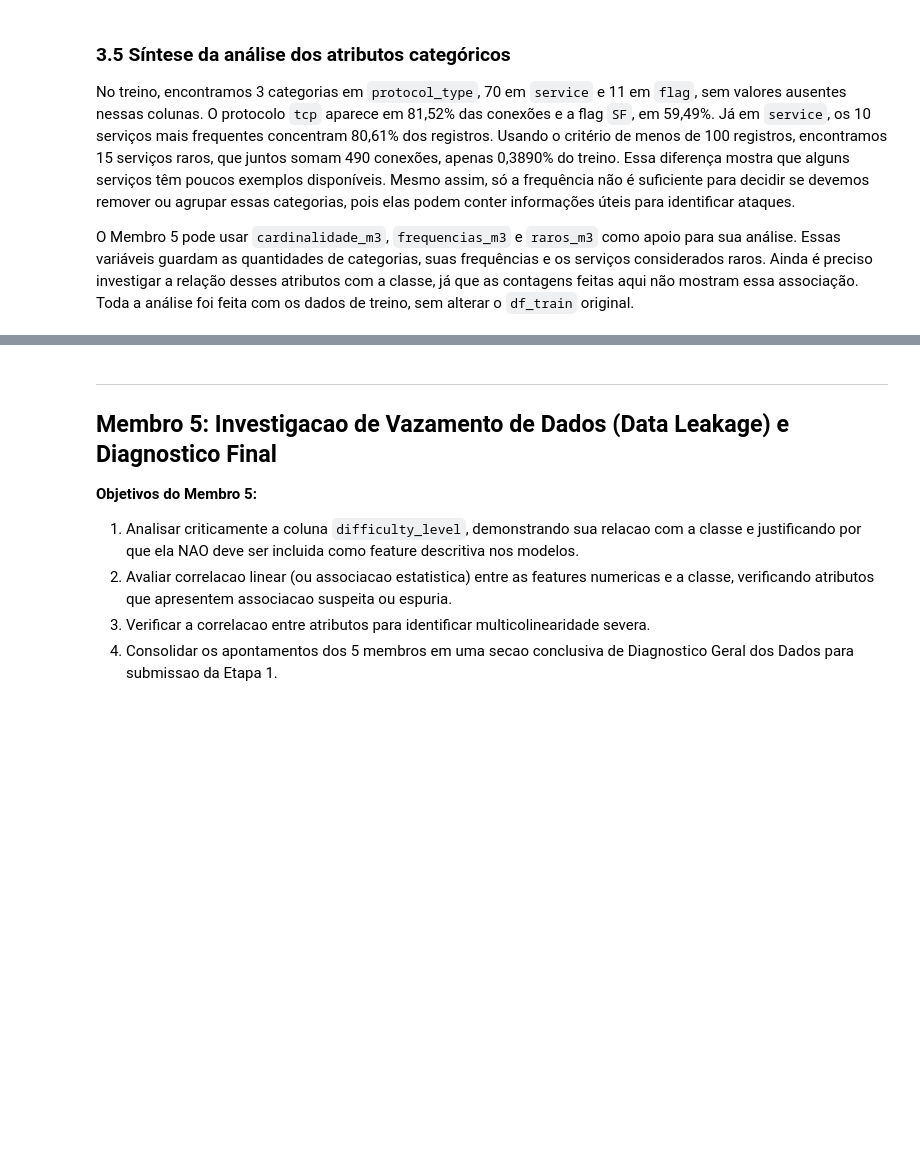
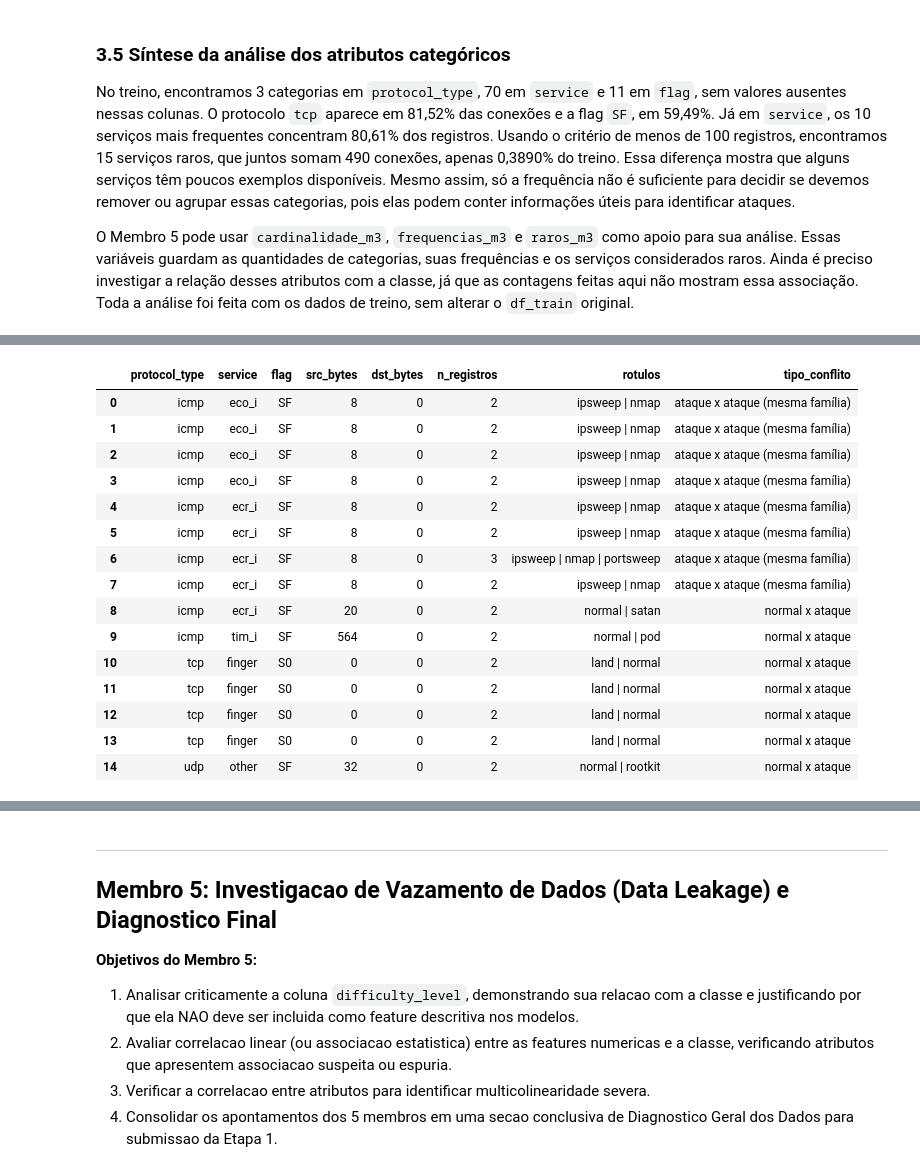
Before and after one commit to matheusmra/tp-ia, a Jupyter notebook: notebooks/01_analise_exploratoria.ipynb, the cells around one changed output, grey strips where cells are left out. Saved outputs shown, nothing was run; the diff lists cells and outputs as text; code cells hidden in the pictures; blank space fills up the shorter version.

Commit message:
Deteccao de Redundancias, Atributos Constantes e Inconsistencias

```diff
--- a/notebooks/01_analise_exploratoria.ipynb
+++ b/notebooks/01_analise_exploratoria.ipynb
@@ -795,0 +850,71 @@ O Membro 5 pode usar `cardinalidade_m3`, `frequencias_m3` e `raros_m3` como apoi
+# %%
+# 4.2 Conflitos de rótulo: mesmos 41 atributos, rótulos diferentes.
+sub_dup_m4 = df_train.loc[mascara_dup_parcial, ATRIB_M4 + [COL_ROTULO_M4]].copy()
+sub_dup_m4["familia"] = sub_dup_m4[COL_ROTULO_M4].map(ATTACK_MAPPING)
+assert sub_dup_m4["familia"].notna().all(), "Rótulo sem mapeamento em ATTACK_MAPPING"
+
+def _maior_contagem(s):
+    return int(s.value_counts().iloc[0])
+
+grupos_m4 = (
+    sub_dup_m4.groupby(ATRIB_M4, sort=False, dropna=False)
+    .agg(
+        n_registros=(COL_ROTULO_M4, "size"),
+        n_rotulos=(COL_ROTULO_M4, "nunique"),
+        n_familias=("familia", "nunique"),
+        rotulos=(COL_ROTULO_M4, lambda s: " | ".join(sorted(s.unique()))),
+        maior_rotulo=(COL_ROTULO_M4, _maior_contagem),
+        maior_familia=("familia", _maior_contagem),
+    )
+    .reset_index()
+)
+
+def _tipo_conflito(linha):
+    if linha["n_rotulos"] == 1:
+        return "sem conflito"
+    if "normal" in linha["rotulos"].split(" | "):
+        return "normal x ataque"
+    if linha["n_familias"] == 1:
+        return "ataque x ataque (mesma família)"
+    return "ataque x ataque (famílias distintas)"
+
+grupos_m4["tipo_conflito"] = grupos_m4.apply(_tipo_conflito, axis=1)
+conflitos_m4 = grupos_m4[grupos_m4["n_rotulos"] > 1].copy()
+conflitos_familia_m4 = conflitos_m4[conflitos_m4["n_familias"] > 1]
+
+n_grupos_repetidos = len(grupos_m4)
+n_grupos_conflito = len(conflitos_m4)
+n_linhas_conflito = int(conflitos_m4["n_registros"].sum())
+erro_min_rotulos = int((conflitos_m4["n_registros"] - conflitos_m4["maior_rotulo"]).sum())
+erro_min_familias = int((conflitos_m4["n_registros"] - conflitos_m4["maior_familia"]).sum())
+
+print(f"Grupos de atributos repetidos: {n_grupos_repetidos}")
+print(f"Grupos com rótulos divergentes: {n_grupos_conflito} ({n_linhas_conflito} linhas, "
+      f"{100 * n_linhas_conflito / n_treino_m4:.4f}% do treino)")
+print(f"Grupos que continuam em conflito na visão de 5 famílias: {len(conflitos_familia_m4)}")
+print(f"Erro mínimo inevitável (resubstituição): {erro_min_rotulos} registros nos 23 rótulos "
+      f"({100 * erro_min_rotulos / n_treino_m4:.4f}% do treino); "
+      f"{erro_min_familias} nas 5 famílias ({100 * erro_min_familias / n_treino_m4:.4f}%)")
+
+print("\nTipos de conflito (grupos e linhas):")
+display(conflitos_m4.groupby("tipo_conflito").agg(
+    grupos=("n_registros", "size"), linhas=("n_registros", "sum")))
+
+print("Conflitos por protocolo (grupos):")
+display(conflitos_m4["protocol_type"].value_counts().rename("grupos").to_frame())
+
+print("Grupos em conflito:")
+with pd.option_context("display.max_colwidth", None, "display.width", 220):
+    display(conflitos_m4.sort_values(["protocol_type", "service", "flag", "src_bytes"])[
+        ["protocol_type", "service", "flag", "src_bytes", "dst_bytes",
+         "n_registros", "rotulos", "tipo_conflito"]].reset_index(drop=True))
+
+# Quanto cada classe perderia se as linhas conflitantes fossem removidas
+linhas_conflito_m4 = sub_dup_m4.merge(conflitos_m4[ATRIB_M4], on=ATRIB_M4, how="inner")
+afetados_m4 = linhas_conflito_m4[COL_ROTULO_M4].value_counts().rename("linhas_em_conflito").to_frame()
+afetados_m4["total_no_treino"] = df_train[COL_ROTULO_M4].value_counts().reindex(afetados_m4.index)
+afetados_m4["pct_da_classe"] = 100 * afetados_m4["linhas_em_conflito"] / afetados_m4["total_no_treino"]
+assert len(linhas_conflito_m4) == n_linhas_conflito
+print("Classes afetadas e parcela de cada classe envolvida em conflito:")
+display(afetados_m4.sort_values("pct_da_classe", ascending=False))
+# %% [output]
@@ -795,0 +938,16 @@ O Membro 5 pode usar `cardinalidade_m3`, `frequencias_m3` e `raros_m3` como apoi
+|  | protocol_type | service | flag | src_bytes | dst_bytes | n_registros | rotulos | tipo_conflito |
+| 0 | icmp | eco_i | SF | 8 | 0 | 2 | ipsweep | nmap | ataque x ataque (mesma família) |
+| 1 | icmp | eco_i | SF | 8 | 0 | 2 | ipsweep | nmap | ataque x ataque (mesma família) |
+| 2 | icmp | eco_i | SF | 8 | 0 | 2 | ipsweep | nmap | ataque x ataque (mesma família) |
+| 3 | icmp | eco_i | SF | 8 | 0 | 2 | ipsweep | nmap | ataque x ataque (mesma família) |
+| 4 | icmp | ecr_i | SF | 8 | 0 | 2 | ipsweep | nmap | ataque x ataque (mesma família) |
+| 5 | icmp | ecr_i | SF | 8 | 0 | 2 | ipsweep | nmap | ataque x ataque (mesma família) |
+| 6 | icmp | ecr_i | SF | 8 | 0 | 3 | ipsweep | nmap | portsweep | ataque x ataque (mesma família) |
+| 7 | icmp | ecr_i | SF | 8 | 0 | 2 | ipsweep | nmap | ataque x ataque (mesma família) |
+| 8 | icmp | ecr_i | SF | 20 | 0 | 2 | normal | satan | normal x ataque |
+| 9 | icmp | tim_i | SF | 564 | 0 | 2 | normal | pod | normal x ataque |
+| 10 | tcp | finger | S0 | 0 | 0 | 2 | land | normal | normal x ataque |
+| 11 | tcp | finger | S0 | 0 | 0 | 2 | land | normal | normal x ataque |
+| 12 | tcp | finger | S0 | 0 | 0 | 2 | land | normal | normal x ataque |
+| 13 | tcp | finger | S0 | 0 | 0 | 2 | land | normal | normal x ataque |
+| 14 | udp | other | SF | 32 | 0 | 2 | normal | rootkit | normal x ataque |
```
Also changed, not shown: parts of 20 cells of this notebook.
